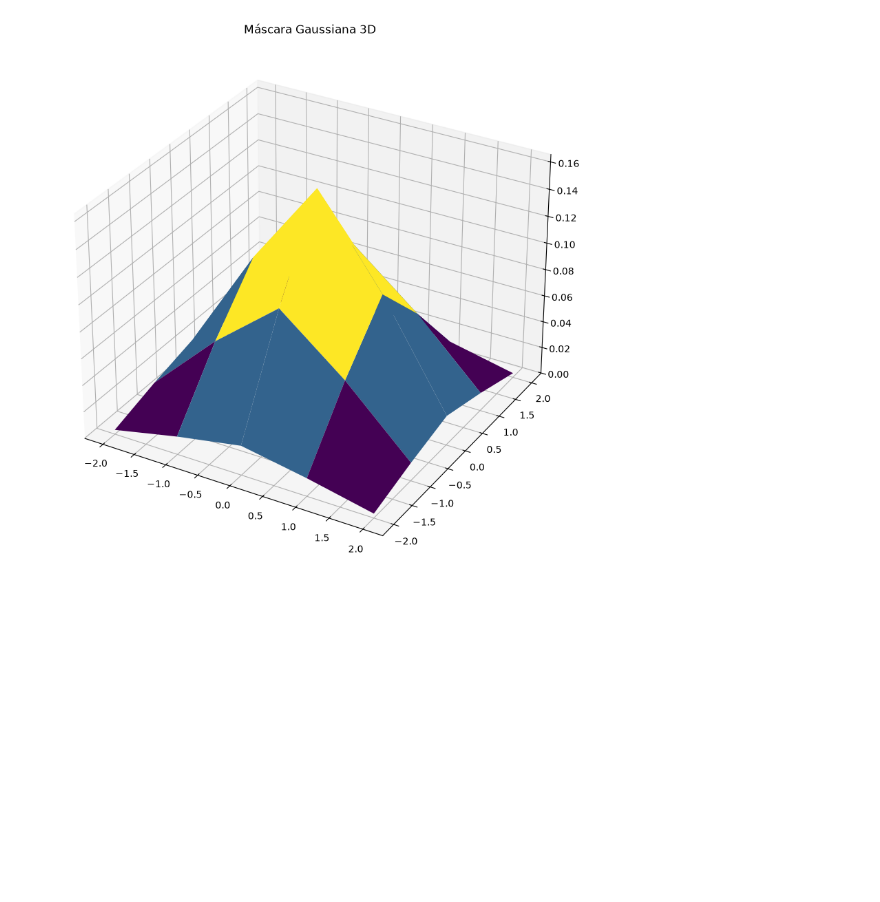
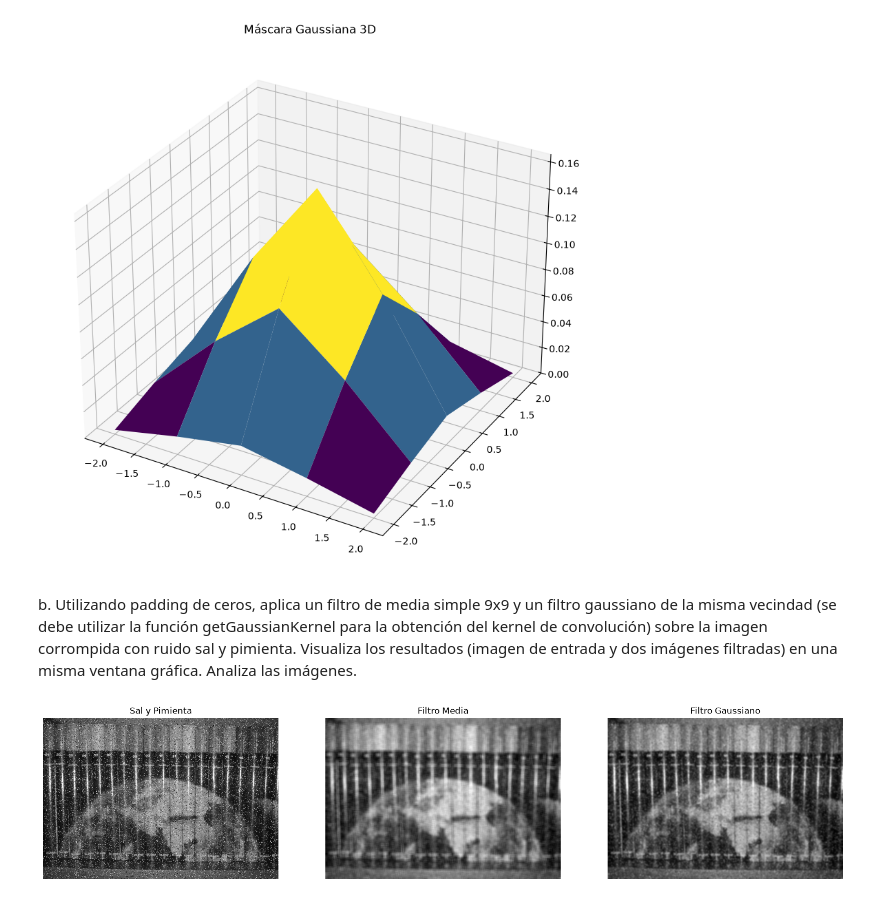
Before and after one commit to rubencq26/Practica5VPC, a Jupyter notebook: p5.ipynb, the cells around one changed output. Saved outputs shown, nothing was run; the diff lists cells and outputs as text; code cells hidden in the pictures; blank space fills up the shorter version.

```diff
--- a/p5.ipynb
+++ b/p5.ipynb
@@ -254,3 +254,34 @@ bucle vs cv : 1.734723475976807e-18
 ¿iguales?   : True
 Suma de la máscara: 1.0
 [figure]
+# %% [markdown]
+b. Utilizando padding de ceros, aplica un filtro de media simple 9x9 y un filtro gaussiano de la misma vecindad (se debe utilizar la función getGaussianKernel para la obtención del kernel de convolución) sobre la imagen corrompida con ruido sal y pimienta. Visualiza los resultados (imagen de entrada y dos imágenes filtradas) en una misma ventana gráfica. Analiza las imágenes.
+# %%
+W = 9
+
+h_medias = np.ones((W,W), dtype=np.float32) / (W*W)
+hg = cv2.getGaussianKernel(W, W/5) @ cv2.getGaussianKernel(W, W/5).T
+
+SyP = cv2.imread("ImagenesGeneradas/syp.png", cv2.IMREAD_GRAYSCALE)
+
+filtro_media = cv2.filter2D(SyP, -1, h_medias)
+filtro_gaussiano = cv2.filter2D(SyP, -1, hg)
+
+plt.figure(figsize=(20,10))
+plt.subplot(1,3,1)
+plt.imshow(SyP, cmap="gray")
+plt.title("Sal y Pimienta")
+plt.axis("off")
+
+plt.subplot(1,3,2)
+plt.imshow(filtro_media, cmap="gray")
+plt.title("Filtro Media")
+plt.axis("off")
+
+plt.subplot(1,3,3)
+plt.imshow(filtro_gaussiano, cmap="gray")
+plt.title("Filtro Gaussiano")
+plt.axis("off")
+plt.show()
+# %% [output]
+[figure, added]
```
Also changed, not shown: parts of 10 cells of this notebook, 1 other file.
